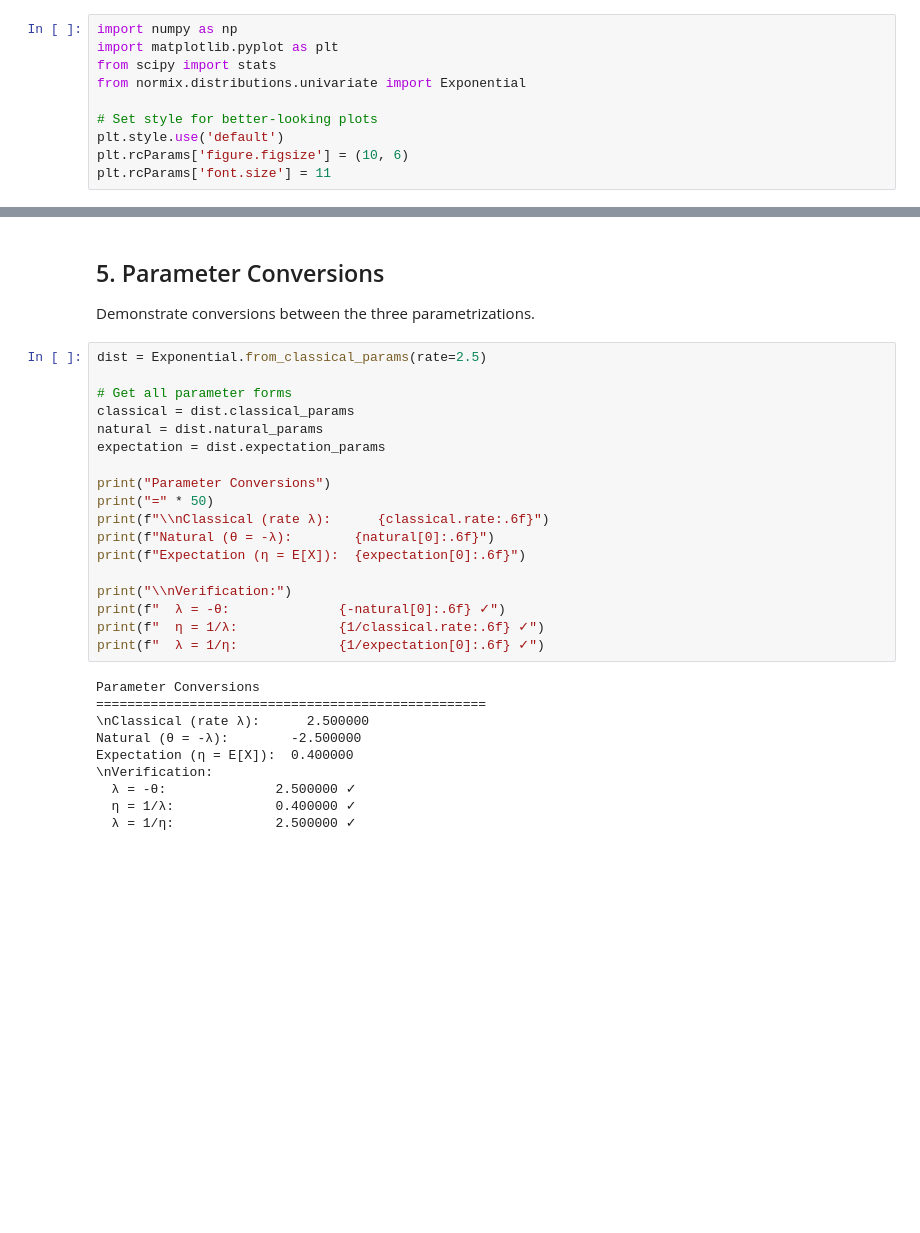
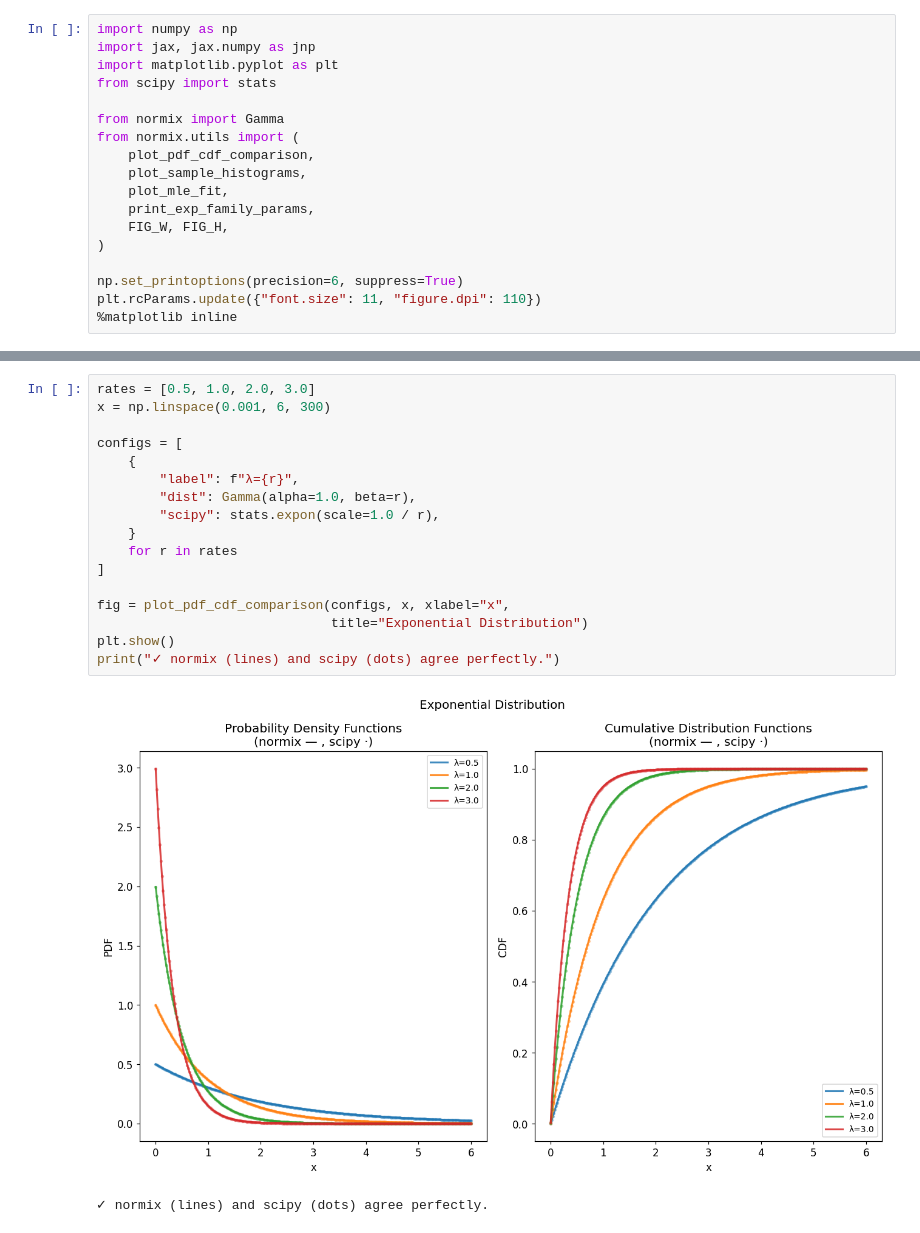
Before and after one commit to xshi19/normix, a Jupyter notebook: notebooks/exponential_distribution.ipynb, the cells around one changed output, grey strips where cells are left out. Saved outputs shown, nothing was run; the diff lists cells and outputs as text; blank space fills up the shorter version.

```diff
--- a/notebooks/exponential_distribution.ipynb
+++ b/notebooks/exponential_distribution.ipynb
@@ -11,10 +12,18 @@ This notebook demonstrates the **Exponential distribution** implemented as an ex
 # %%
 import numpy as np
+import jax, jax.numpy as jnp
 import matplotlib.pyplot as plt
 from scipy import stats
-from normix.distributions.univariate import Exponential
 
-# Set style for better-looking plots
-plt.style.use('default')
-plt.rcParams['figure.figsize'] = (10, 6)
-plt.rcParams['font.size'] = 11
+from normix import Gamma
+from normix.utils import (
+    plot_pdf_cdf_comparison,
+    plot_sample_histograms,
+    plot_mle_fit,
+    print_exp_family_params,
+    FIG_W, FIG_H,
+)
+
+np.set_printoptions(precision=6, suppress=True)
+plt.rcParams.update({"font.size": 11, "figure.dpi": 110})
+%matplotlib inline
@@ -231,32 +58,20 @@ Relative error:     2.45%
-# %% [markdown]
-## 5. Parameter Conversions
-
-Demonstrate conversions between the three parametrizations.
-# %%
-dist = Exponential.from_classical_params(rate=2.5)
-
-# Get all parameter forms
-classical = dist.classical_params
-natural = dist.natural_params
-expectation = dist.expectation_params
-
-print("Parameter Conversions")
-print("=" * 50)
-print(f"\\nClassical (rate λ):      {classical.rate:.6f}")
-print(f"Natural (θ = -λ):        {natural[0]:.6f}")
-print(f"Expectation (η = E[X]):  {expectation[0]:.6f}")
-
-print("\\nVerification:")
-print(f"  λ = -θ:              {-natural[0]:.6f} ✓")
-print(f"  η = 1/λ:             {1/classical.rate:.6f} ✓")
-print(f"  λ = 1/η:             {1/expectation[0]:.6f} ✓")
-# %% [output]
-Parameter Conversions
-==================================================
-\nClassical (rate λ):      2.500000
-Natural (θ = -λ):        -2.500000
-Expectation (η = E[X]):  0.400000
-\nVerification:
-  λ = -θ:              2.500000 ✓
-  η = 1/λ:             0.400000 ✓
-  λ = 1/η:             2.500000 ✓
+# %%
+rates = [0.5, 1.0, 2.0, 3.0]
+x = np.linspace(0.001, 6, 300)
+
+configs = [
+    {
+        "label": f"λ={r}",
+        "dist": Gamma(alpha=1.0, beta=r),
+        "scipy": stats.expon(scale=1.0 / r),
+    }
+    for r in rates
+]
+
+fig = plot_pdf_cdf_comparison(configs, x, xlabel="x",
+                              title="Exponential Distribution")
+plt.show()
+print("✓ normix (lines) and scipy (dots) agree perfectly.")
+# %% [output]
+[figure, added]
+✓ normix (lines) and scipy (dots) agree perfectly.
```
Also changed, not shown: parts of 17 cells of this notebook, 11 other files.
